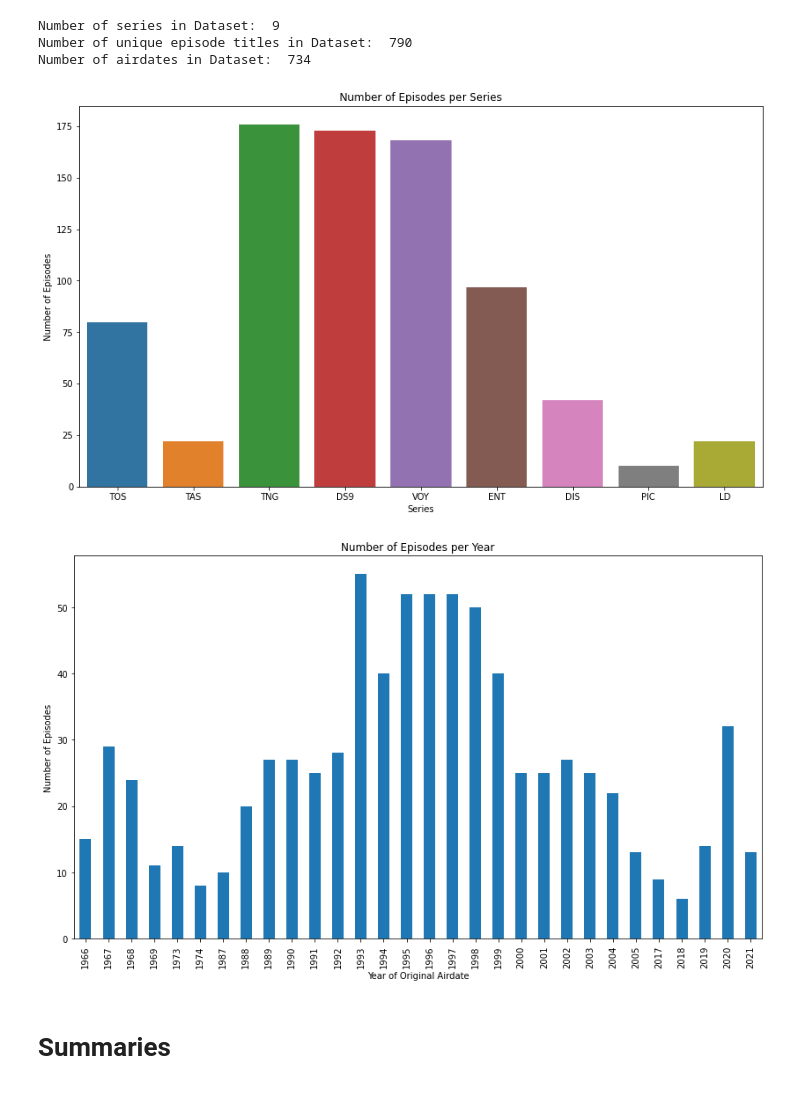
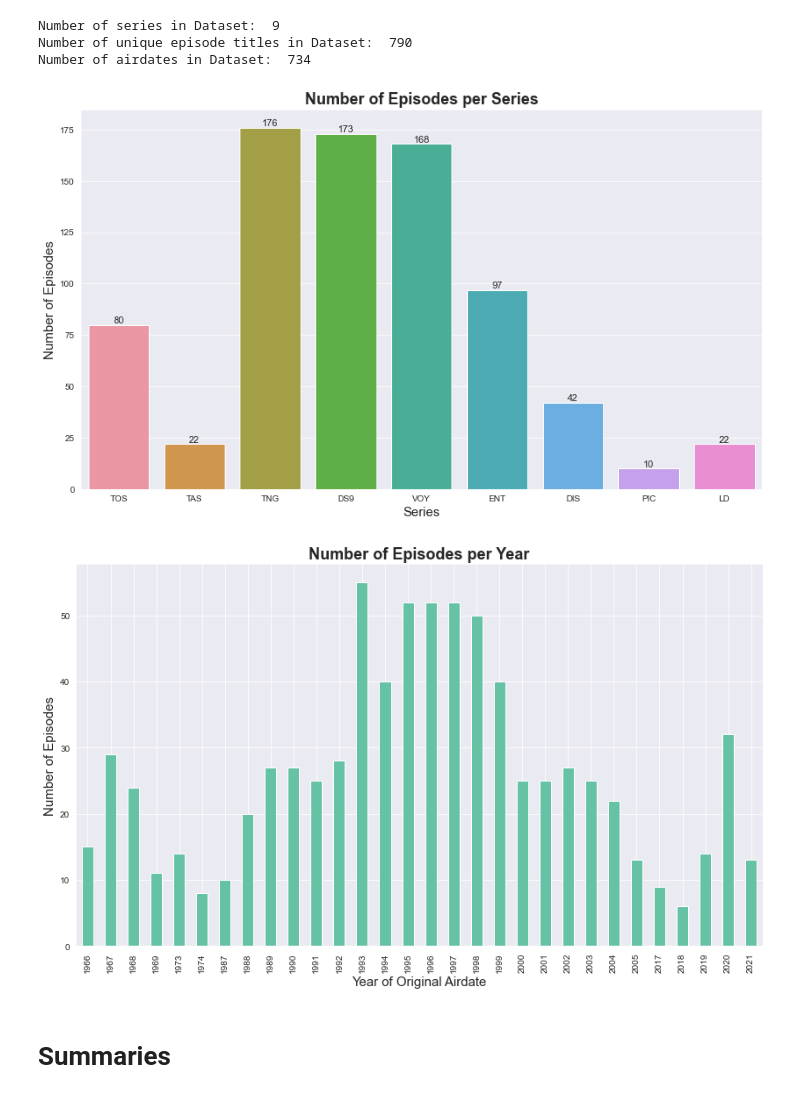
Before and after one commit to mediasittich/bayesian_topic_modeling_lda, a Jupyter notebook: notebooks/Cleaning and Exploring the Data.ipynb, the cells around one changed output. Saved outputs shown, nothing was run; the diff lists cells and outputs as text; code cells hidden in the pictures.

```diff
--- a/notebooks/Cleaning and Exploring the Data.ipynb
+++ b/notebooks/Cleaning and Exploring the Data.ipynb
@@ -39,6 +39,8 @@ import re
 import seaborn as sns
 import matplotlib.pyplot as plt
 %matplotlib inline
+sns.set_style("darkgrid")
+sns.set_palette("Set2")
 
 import nltk
 import spacy
@@ -116,24 +118,30 @@ Number of airdates in Dataset:  734
 # %%
 plt.figure(figsize=(14,8))
 ax = sns.countplot(data=metadata_df, x = 'abbr',
             order=['TOS', 'TAS', 'TNG', 'DS9', 'VOY', 'ENT', 'DIS', 'PIC', 'LD'])
 
-plt.xlabel('Series')
-plt.ylabel('Number of Episodes')
-plt.title('Number of Episodes per Series')
+ax.set_title('Number of Episodes per Series',fontsize = 18, fontweight='bold' )
+ax.set_xlabel('Series', fontsize = 15)
+ax.set_ylabel('Number of Episodes', fontsize = 15)
+
+for rect in ax.patches:
+    ax.text (rect.get_x() + rect.get_width()  / 2,rect.get_height()
+             + 0.75,rect.get_height(),horizontalalignment='center', fontsize = 11)
+
 plt.show()
 # %% [output]
-[figure, old version]
+[figure, new version]
 # %%
-metadata_df.groupby(metadata_df["original_airdate"].dt.year)['episode'].count().plot(kind="bar", \
+ax = metadata_df.groupby(metadata_df["original_airdate"].dt.year)['episode'].count().plot(kind="bar", \
                                                                                            figsize=(14,8))
 
-plt.xlabel('Year of Original Airdate')
-plt.ylabel('Number of Episodes')
-plt.title('Number of Episodes per Year')
+ax.set_title('Number of Episodes per Year',fontsize = 18, fontweight='bold' )
+ax.set_xlabel('Year of Original Airdate', fontsize = 15)
+ax.set_ylabel('Number of Episodes', fontsize = 15)
+
 plt.show()
 # %% [output]
-[figure, old version]
+[figure, new version]
 # %% [markdown]
 # Summaries
 # %%
```
Also changed, not shown: parts of 8 cells of this notebook.
